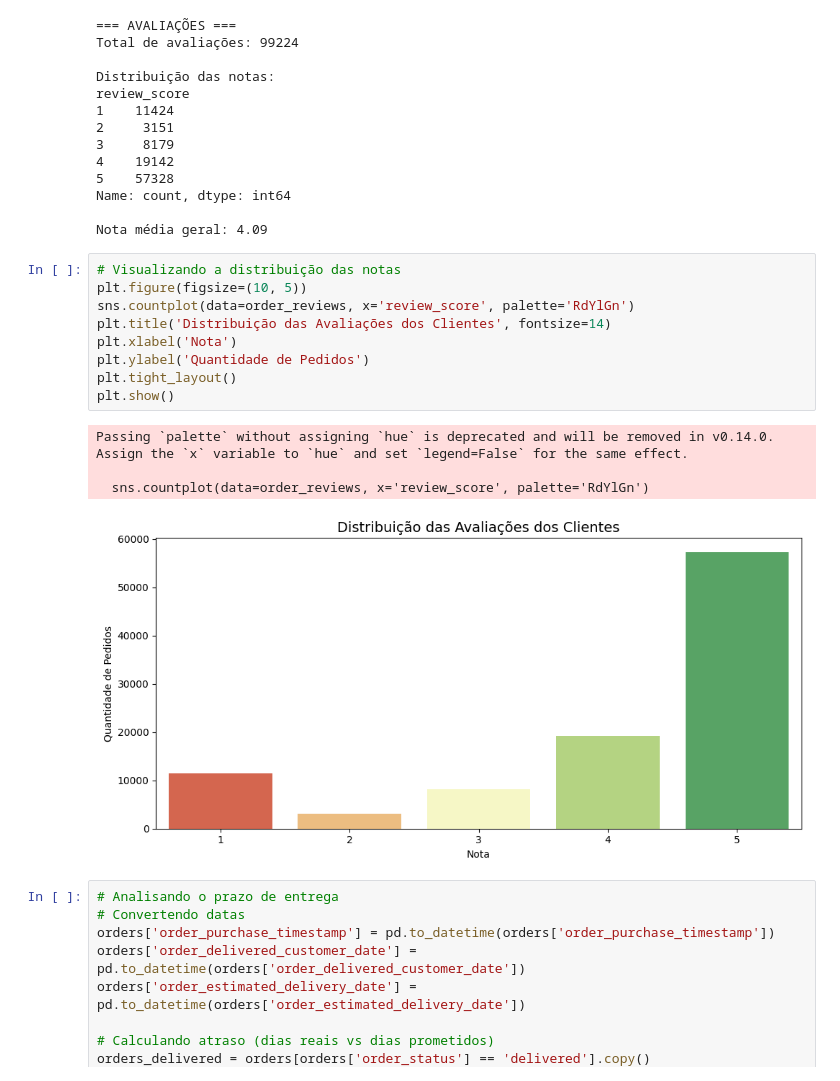
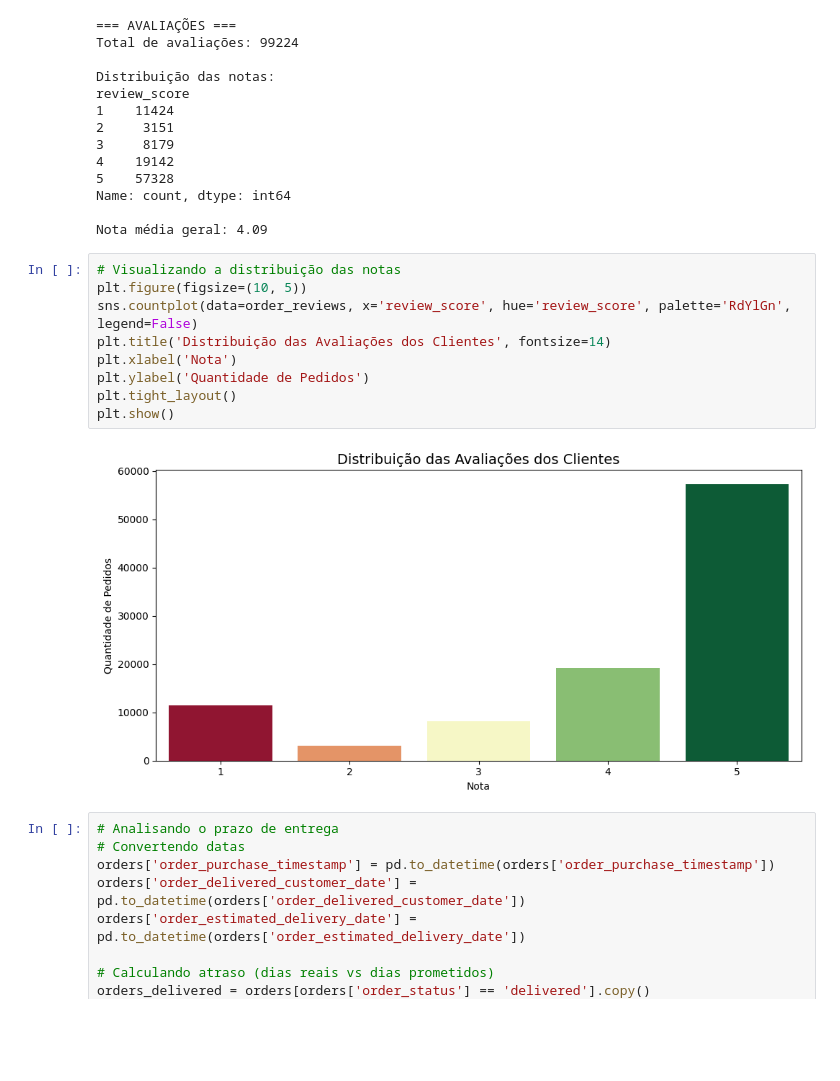
Before and after one commit to MarcosOliveirr/projeto-olist, a Jupyter notebook: analise_olist.ipynb, the cells around one changed output. Drawn from its saved outputs; the diff is of its cells as text; blank space fills up the shorter version.

```diff
--- a/analise_olist.ipynb
+++ b/analise_olist.ipynb
@@ -74,17 +92,14 @@ Nota média geral: 4.09
 # %%
 # Visualizando a distribuição das notas
 plt.figure(figsize=(10, 5))
-sns.countplot(data=order_reviews, x='review_score', palette='RdYlGn')
+sns.countplot(data=order_reviews, x='review_score', hue='review_score', palette='RdYlGn', legend=False)
 plt.title('Distribuição das Avaliações dos Clientes', fontsize=14)
 plt.xlabel('Nota')
 plt.ylabel('Quantidade de Pedidos')
 plt.tight_layout()
 plt.show()
 # %% [output]
-Passing `palette` without assigning `hue` is deprecated and will be removed in v0.14.0. Assign the `x` variable to `hue` and set `legend=False` for the same effect.
-
-  sns.countplot(data=order_reviews, x='review_score', palette='RdYlGn')
-[figure, old version]
+[figure, new version]
 # %%
 # Analisando o prazo de entrega
 # Convertendo datas
```
Also changed, not shown: parts of 3 cells of this notebook.
